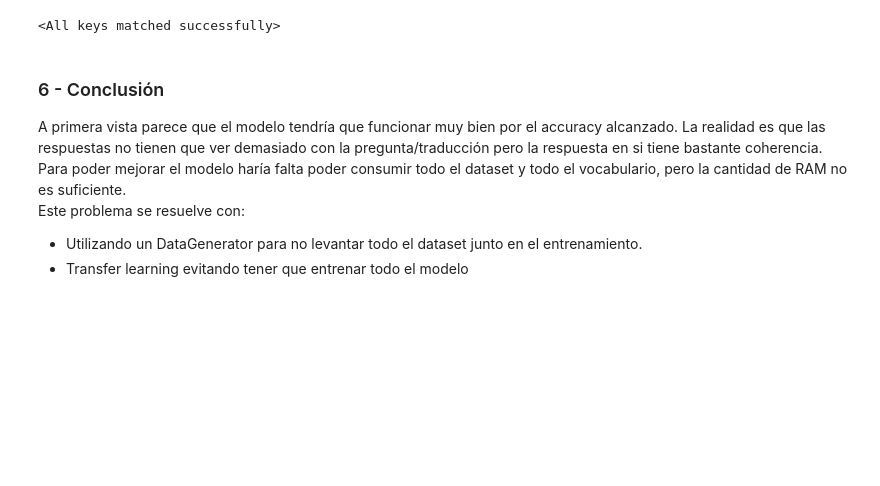
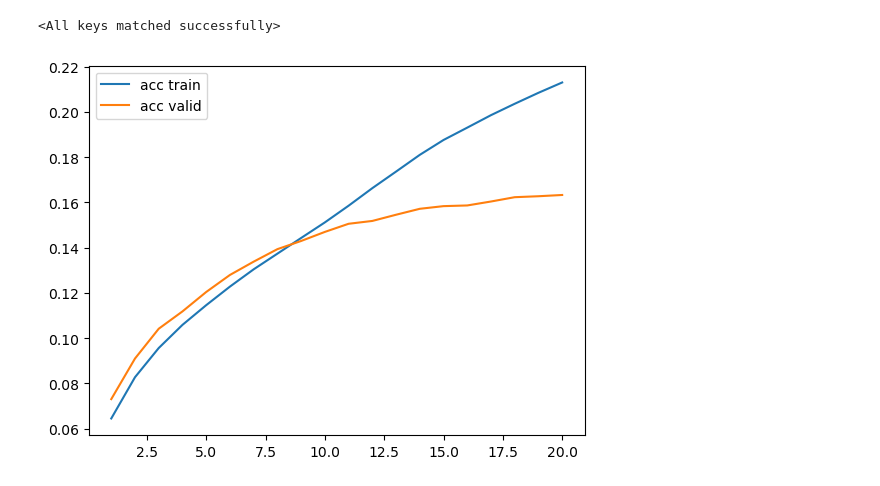
Before and after one commit to gjmv/CEIA_2025_B4_PNL1_TP, a Jupyter notebook: Desafio_4.ipynb, the cells around one changed output. Drawn from its saved outputs; the diff is of its cells as text; code cells hidden in the pictures; blank space fills up the shorter version.

```diff
--- a/Desafio_4.ipynb
+++ b/Desafio_4.ipynb
@@ -1112,10 +1111,10 @@ Epoch: 19/20 - Train loss 1.824 - Train accuracy 0.208 - Valid Loss 3.217 - Vali
 Epoch: 20/20 - Train loss 1.758 - Train accuracy 0.213 - Valid Loss 3.230 - Valid accuracy 0.163 - Train PPX   5.803 - Valid PPX  25.291
 Best valid Loss 3.217
 <All keys matched successfully>
-# %% [markdown]
-### 6 - Conclusión
-A primera vista parece que el modelo tendría que funcionar muy bien por el accuracy alcanzado. La realidad es que las respuestas no tienen que ver demasiado con la pregunta/traducción pero la respuesta en si tiene bastante coherencia.\
-Para poder mejorar el modelo haría falta poder consumir todo el dataset y todo el vocabulario, pero la cantidad de RAM no es suficiente.\
-Este problema se resuelve con:
-- Utilizando un DataGenerator para no levantar todo el dataset junto en el entrenamiento.
-- Transfer learning evitando tener que entrenar todo el modelo
+# %%
+epoch_count = range(1, len(history1['accuracy']) + 1)
+sns.lineplot(x=epoch_count,  y=history1['accuracy'], label='acc train')
+sns.lineplot(x=epoch_count,  y=history1['val_accuracy'], label='acc valid')
+plt.show()
+# %% [output]
+[figure, added]
```
Also changed, not shown: parts of 6 cells of this notebook.
